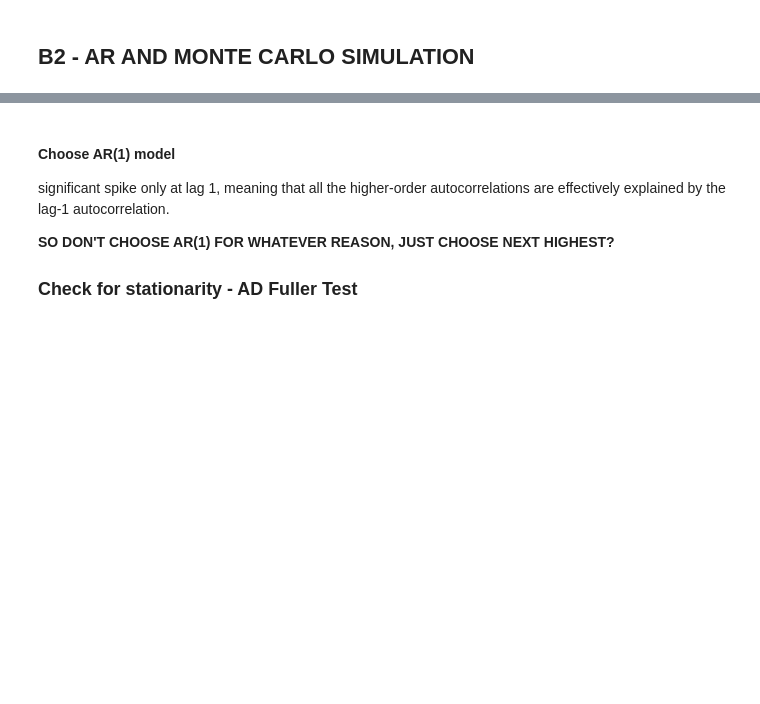
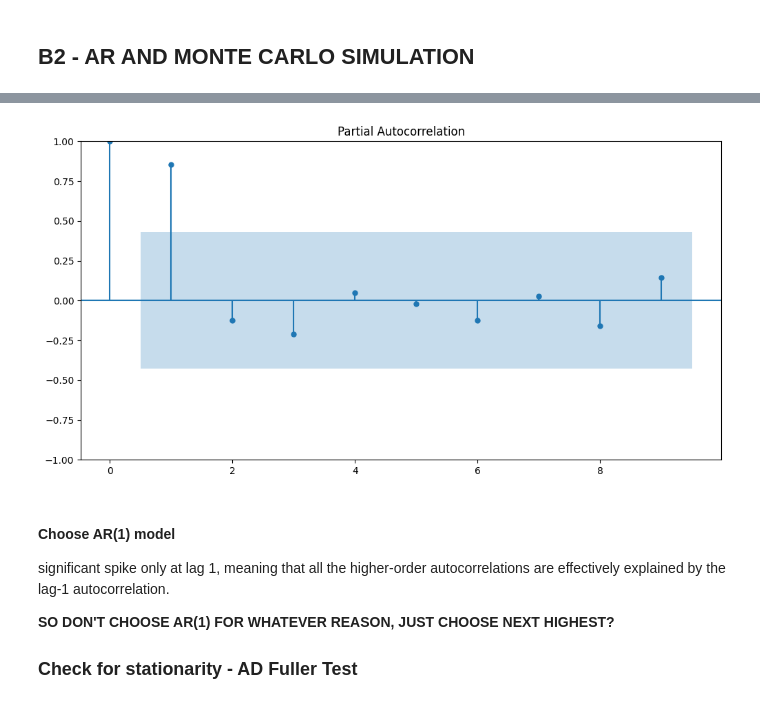
Before and after one commit to huuugh18/finmodel, a Jupyter notebook: PRACTICE FINAL.ipynb, the cells around one changed output, grey strips where cells are left out. Saved outputs shown, nothing was run; the diff lists cells and outputs as text; code cells hidden in the pictures; blank space fills up the shorter version.

```diff
--- a/PRACTICE FINAL.ipynb
+++ b/PRACTICE FINAL.ipynb
@@ -45,3 +46,8 @@ plt.show()
+# %%
+sm.graphics.tsa.plot_pacf(series_log, lags=9, method='ywm')
+plt.show()
+# %% [output]
+[figure, added]
 # %% [markdown]
 #### Choose AR(1) model
 
```
Also changed, not shown: parts of 9 cells of this notebook, 7 other files.
